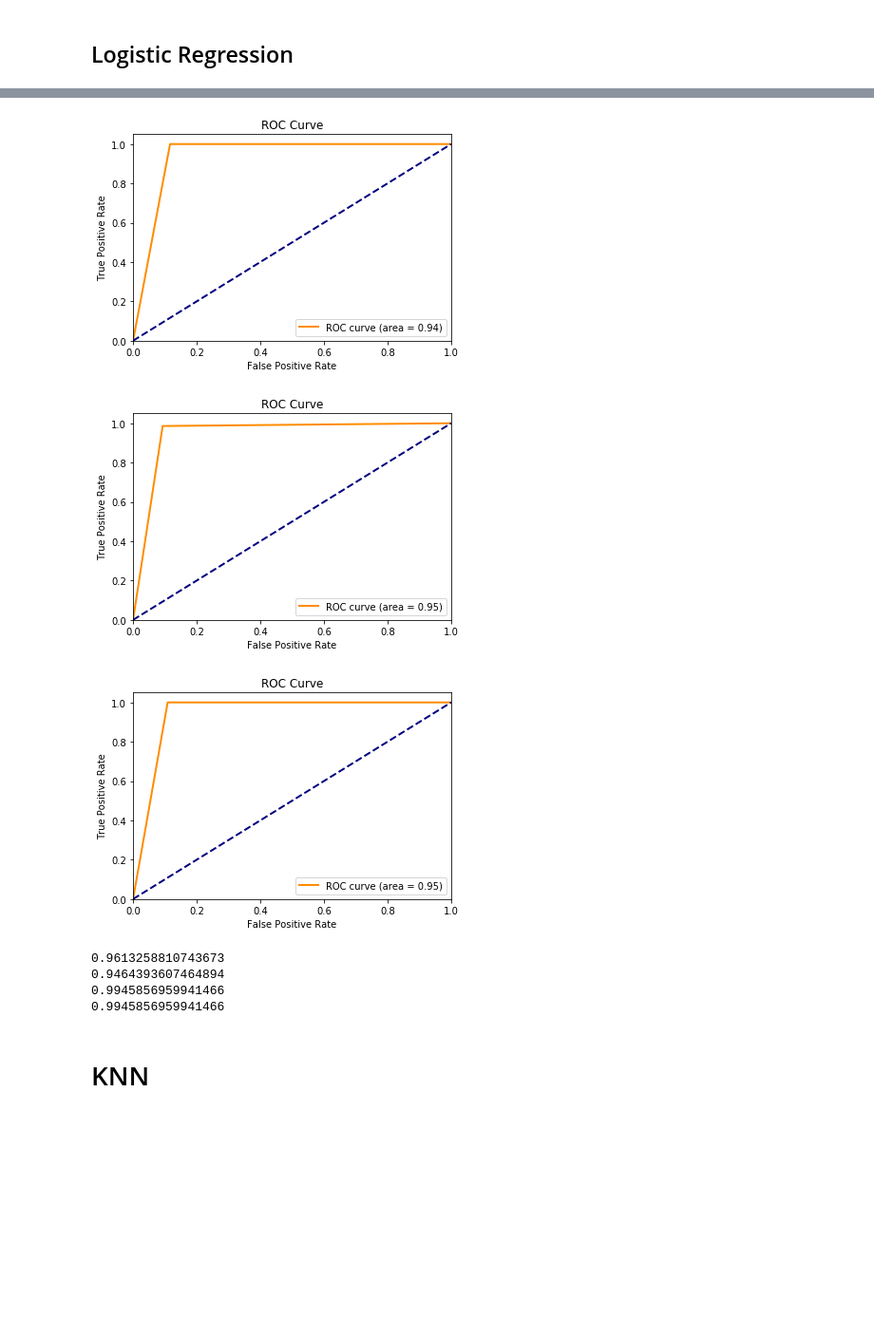
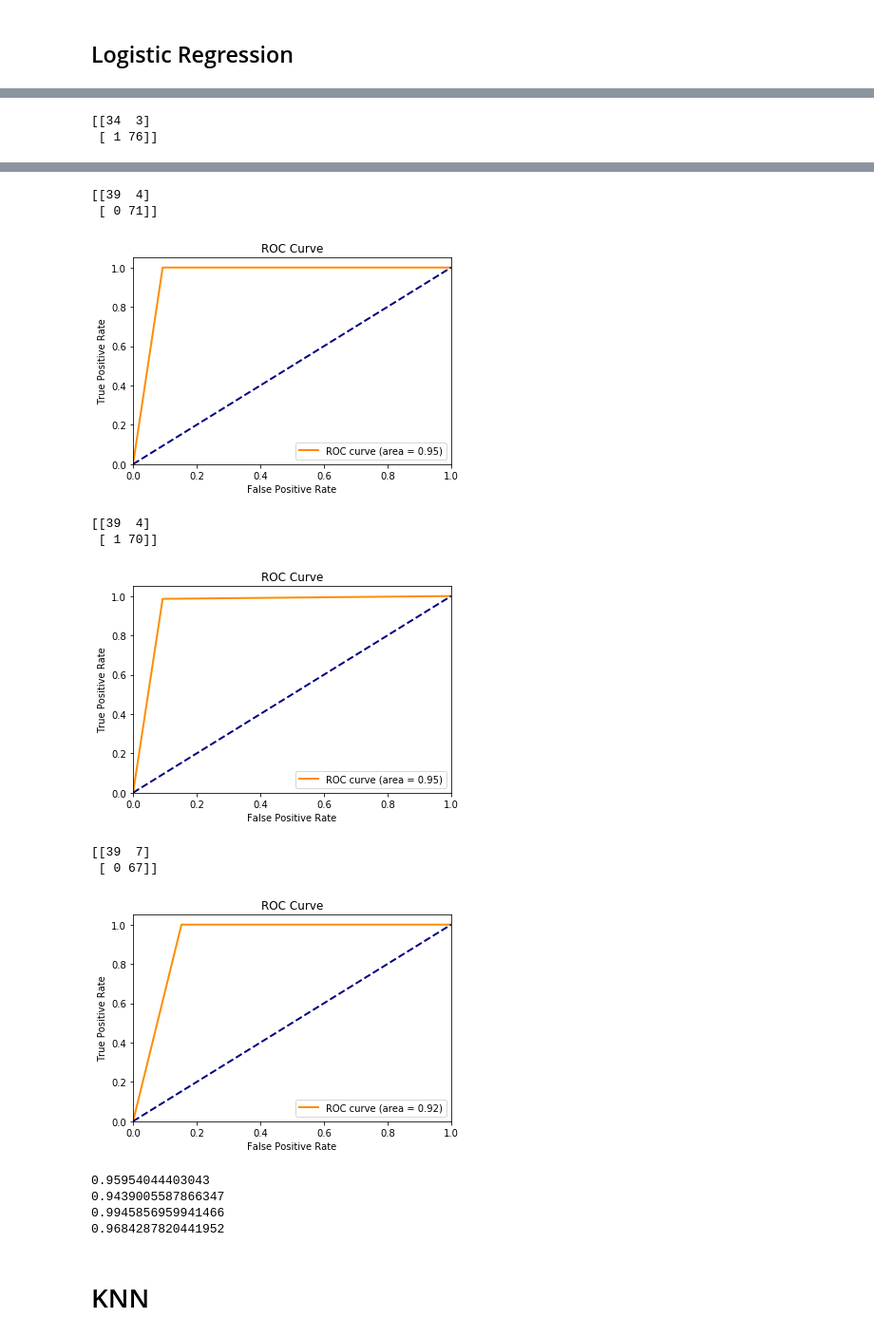
Before and after one commit to RodrigoValentim2/Regressao-classificacao07, a Jupyter notebook: Lista 07.ipynb, the cells around one changed output, grey strips where cells are left out. Shown at 95% size. Saved outputs shown, nothing was run; the diff lists cells and outputs as text; code cells hidden in the pictures; blank space fills up the shorter version.

```diff
--- a/Lista 07.ipynb
+++ b/Lista 07.ipynb
@@ -103,17 +112,0 @@ print(np.mean(knn_mae))
-# %%
-rmse_nb = []
-mae_nb = []
-
-for train_index, test_index in train.split(X):
-    X_train, X_test = X[train_index], X[test_index]
-    y_train, y_test = y[train_index], y[test_index]
-    model_nb = GaussianNB()
-    model_nb.fit(X_train.astype(float), y_train.astype(int));
-    y_pred_Nb = model_nb.predict(X_test)
-    rmse_Nb = np.sqrt(metrics.mean_squared_error(y_test, y_pred_Nb))
-    mae_Nb = metrics.mean_absolute_error(y_test,y_pred_Nb)
-    rmse_nb.append(rmse_Nb)
-    mae_nb.append(mae_Nb)
-
-print(np.mean(rmse_nb))
-print(np.mean(mae_nb))
@@ -128,9 +118,15 @@ mae = []
 for train_index, test_index in train.split(X):
     X_train, X_test = X[train_index], X[test_index]
     y_train, y_test = y[train_index], y[test_index]
+
+    std_scale = preprocessing.StandardScaler().fit(X_train)
+    X_train_std = std_scale.transform(X_train)
+    X_test_std = std_scale.transform(X_test)
+
     model_svm = svm.SVR()
-    model_svm.fit(X_train, y_train);
-    y_pred_svm = model_svm.predict(X_test)
+    model_svm.fit(X_train_std, y_train);
+    y_pred_svm = model_svm.predict(X_test_std)
+
     rmse_svm = np.sqrt(metrics.mean_squared_error(y_test, y_pred_svm))
     mae_svm = metrics.mean_absolute_error(y_test,y_pred_svm)
     rmse.append(rmse_svm)
@@ -195,7 +161,7 @@ array([1.799e+01, 1.038e+01, 1.228e+02, 1.001e+03, 1.184e-01, 2.776e-01,
 # %%
 scaler = preprocessing.MinMaxScaler()
 scaler.fit(X)
-X = preprocessing.minmax_scale(X)
+X = scaler.transform(X)
 # %% [markdown]
 ## K-fold
 # %%
@@ -222,16 +188,26 @@ for train_index, test_index in train.split(X):
     X_train, X_test = X[train_index], X[test_index]
     y_train, y_test = y[train_index], y[test_index]
 
+    scaler = preprocessing.MinMaxScaler()
+    scaler.fit(X_train)
+    X_train_std = scaler.transform(X_train)
+    X_test_std = scaler.transform(X_test)
+
+
     model_logistic = LogisticRegression()
-    model_logistic.fit(X_train, y_train);
-    y_pred_logistic = model_logistic.predict(X_test)
+    model_logistic.fit(X_train_std, y_train);
+
+    y_pred_logistic = model_logistic.predict(X_test_std)
 
     Lg_acuracy.append(metrics.accuracy_score(y_test, y_pred_logistic))
     lg_precision.append(metrics.precision_score(y_test, y_pred_logistic))
     lg_recall.append(metrics.recall_score(y_test, y_pred_logistic))
-    lg_Measure.append(metrics.recall_score(y_test, y_pred_logistic))
+    lg_Measure.append(metrics.f1_score(y_test, y_pred_logistic))
     fpr, tpr, thr = metrics.roc_curve(y_test, y_pred_logistic)
     roc = metrics.auc(fpr, tpr)
+
+    cm = metrics.confusion_matrix(y_test, y_pred_logistic);
+    print (cm)
 
     plt.figure();
     plt.plot(fpr, tpr, color='darkorange',
@@ -252,12 +230,20 @@ print(np.mean(lg_Measure))
 [figure]
+[[34  3]
+ [ 1 76]]
 [figure]
+[[39  4]
+ [ 0 71]]
-[figure, old version]
+[figure, new version]
+[[39  4]
+ [ 1 70]]
 [figure]
+[[39  7]
+ [ 0 67]]
-[figure, old version]
+[figure, new version]
-0.9613258810743673
-0.9464393607464894
-0.9945856959941466
-0.9945856959941466
+0.95954044403043
+0.9439005587866347
+0.9945856959941466
+0.9684287820441952
 # %% [markdown]
 
 # KNN
```
Also changed, not shown: parts of 17 cells of this notebook.
